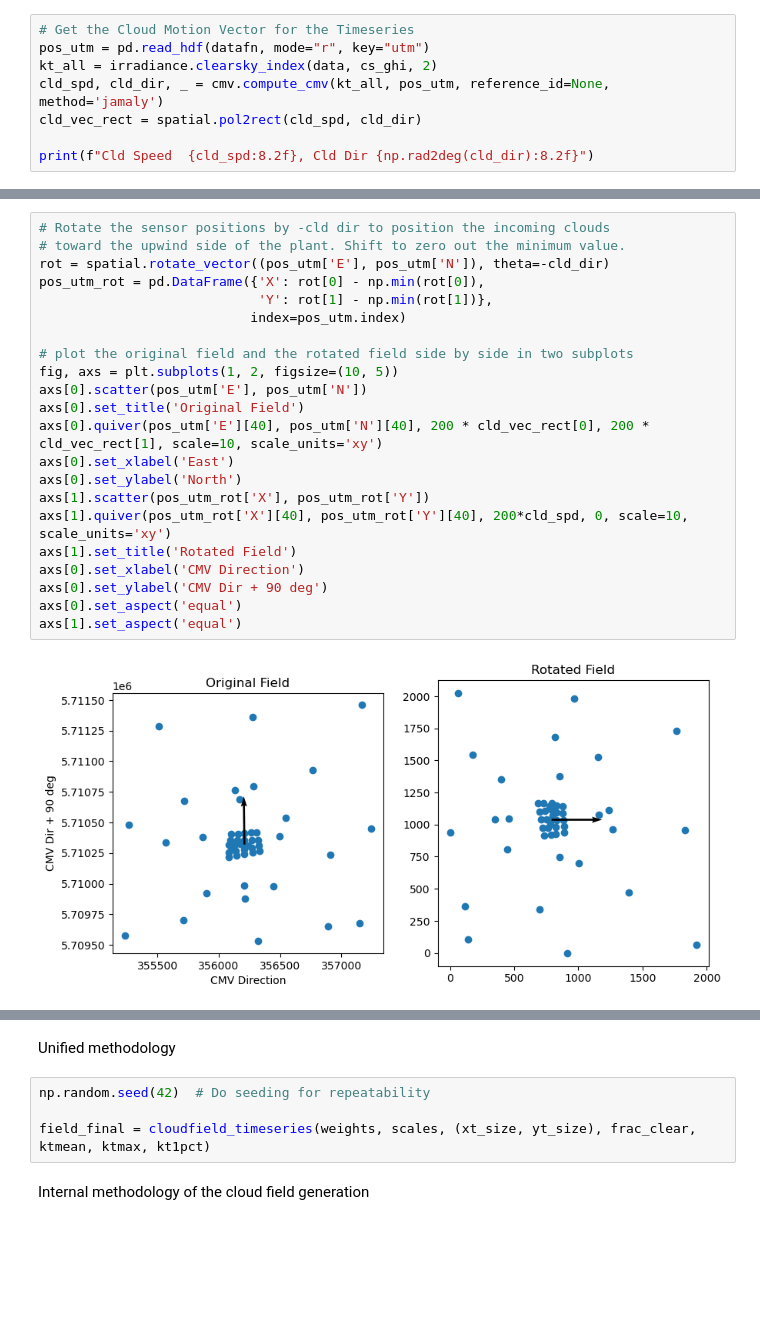
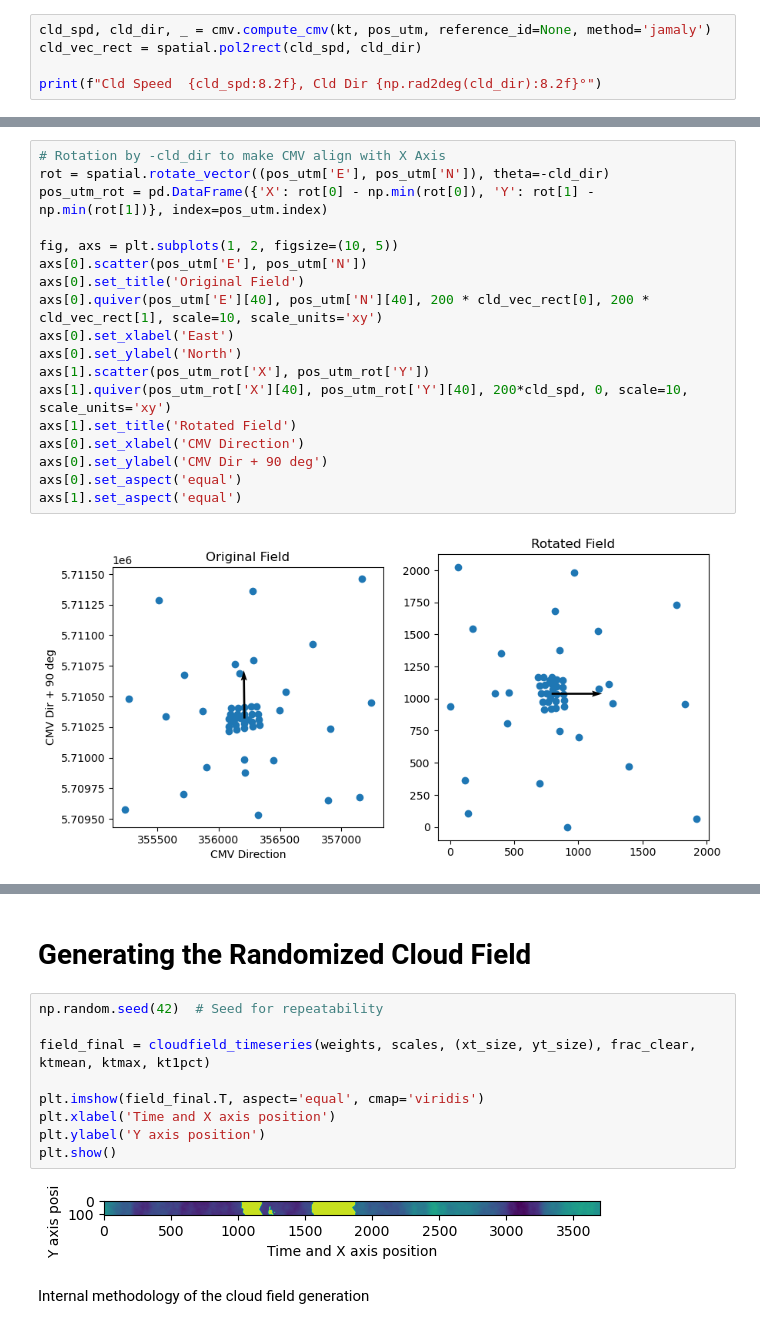
Before and after one commit to jranalli/solarspatialtools, a Jupyter notebook: demos/synthetic_clouds_demo.ipynb, the cells around one changed output, grey strips where cells are left out. Drawn from its saved outputs; the diff is of its cells as text; blank space fills up the shorter version.

```diff
--- a/demos/synthetic_clouds_demo.ipynb
+++ b/demos/synthetic_clouds_demo.ipynb
@@ -31,9 +39,6 @@ Get the Cloud Motion Vector for the Timeseries
 # %%
-# Get the Cloud Motion Vector for the Timeseries
-pos_utm = pd.read_hdf(datafn, mode="r", key="utm")
-kt_all = irradiance.clearsky_index(data, cs_ghi, 2)
-cld_spd, cld_dir, _ = cmv.compute_cmv(kt_all, pos_utm, reference_id=None, method='jamaly')
+cld_spd, cld_dir, _ = cmv.compute_cmv(kt, pos_utm, reference_id=None, method='jamaly')
 cld_vec_rect = spatial.pol2rect(cld_spd, cld_dir)
 
-print(f"Cld Speed  {cld_spd:8.2f}, Cld Dir {np.rad2deg(cld_dir):8.2f}")
+print(f"Cld Speed  {cld_spd:8.2f}, Cld Dir {np.rad2deg(cld_dir):8.2f}°")
 # %% [output]
@@ -43,12 +49,8 @@ Redefine the positions to represent the rotated view in the cloud motion vector
 # %%
-# Rotate the sensor positions by -cld dir to position the incoming clouds
-# toward the upwind side of the plant. Shift to zero out the minimum value.
+# Rotation by -cld_dir to make CMV align with X Axis
 rot = spatial.rotate_vector((pos_utm['E'], pos_utm['N']), theta=-cld_dir)
-pos_utm_rot = pd.DataFrame({'X': rot[0] - np.min(rot[0]),
-                            'Y': rot[1] - np.min(rot[1])},
-                           index=pos_utm.index)
+pos_utm_rot = pd.DataFrame({'X': rot[0] - np.min(rot[0]), 'Y': rot[1] - np.min(rot[1])}, index=pos_utm.index)
 
-# plot the original field and the rotated field side by side in two subplots
 fig, axs = plt.subplots(1, 2, figsize=(10, 5))
 axs[0].scatter(pos_utm['E'], pos_utm['N'])
 axs[0].set_title('Original Field')
@@ -93,9 +123,16 @@ yt_size = int(np.ceil(spatial_time_y))
 # %% [markdown]
-Unified methodology
+# Generating the Randomized Cloud Field
 # %%
-np.random.seed(42)  # Do seeding for repeatability
+np.random.seed(42)  # Seed for repeatability
 
 field_final = cloudfield_timeseries(weights, scales, (xt_size, yt_size), frac_clear, ktmean, ktmax, kt1pct)
+
+plt.imshow(field_final.T, aspect='equal', cmap='viridis')
+plt.xlabel('Time and X axis position')
+plt.ylabel('Y axis position')
+plt.show()
+# %% [output]
+[figure, added]
 # %% [markdown]
 Internal methodology of the cloud field generation
 # %%
```
Also changed, not shown: parts of 12 cells of this notebook, 1 other file.
